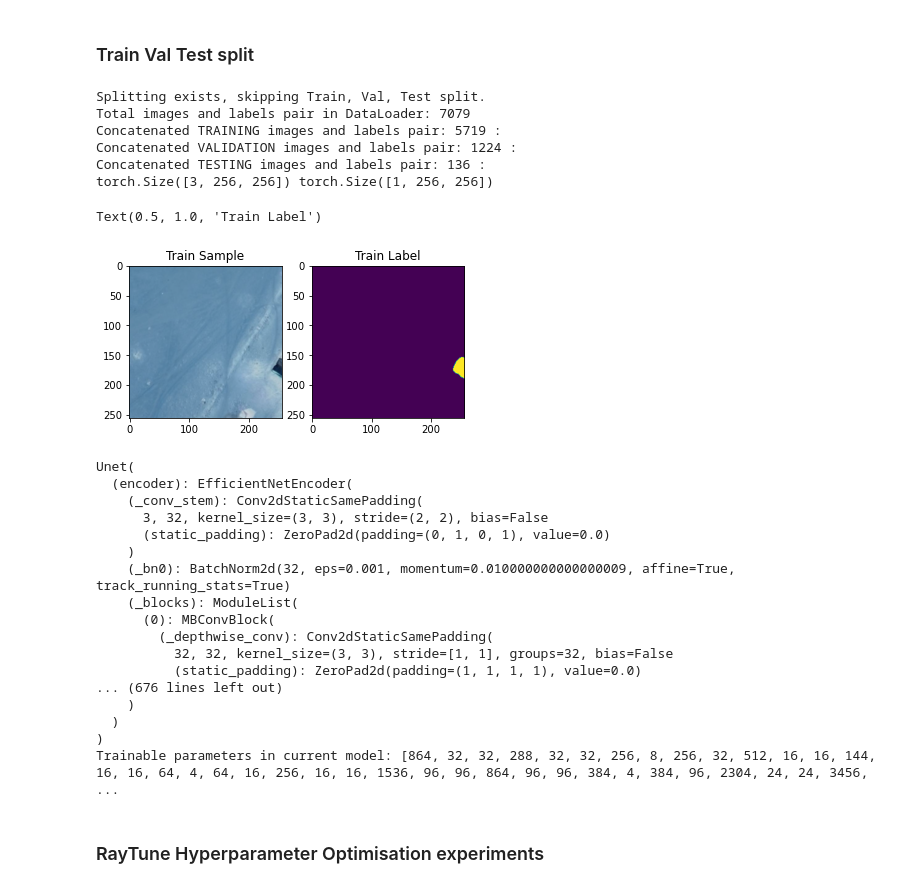
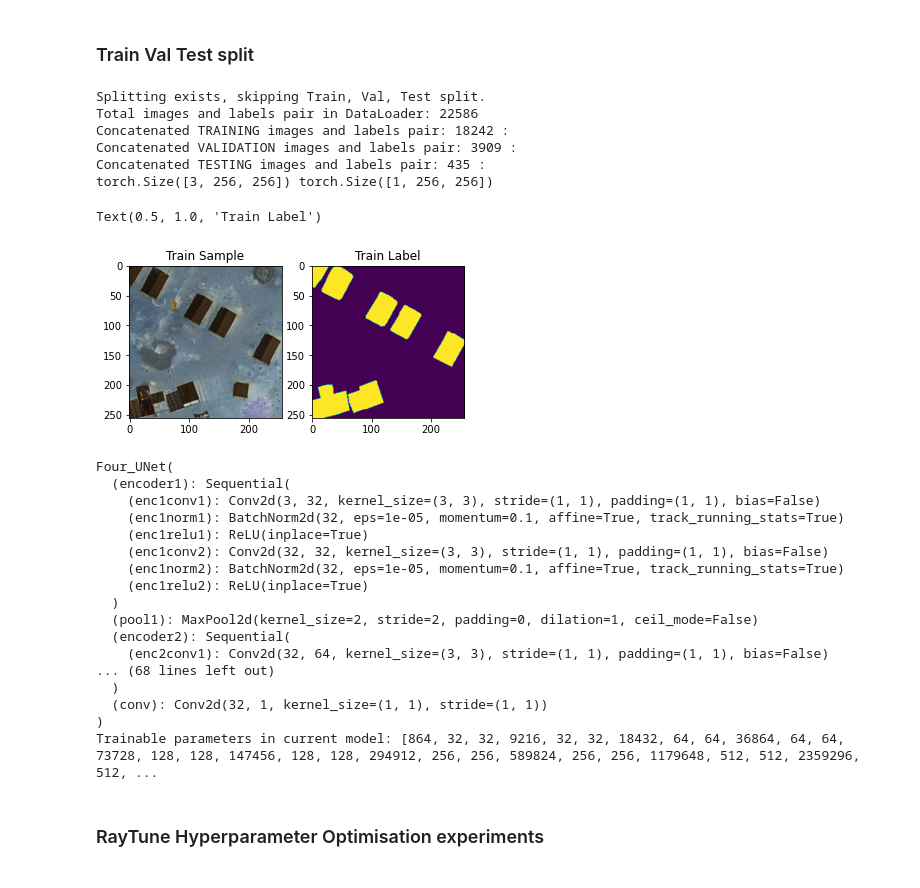
Before and after one commit to chrischank/HOTOSM_OAM_codeV2, a Jupyter notebook: Train_loop.ipynb, the cells around one changed output. Drawn from its saved outputs; the diff is of its cells as text; code cells hidden in the pictures.

```diff
--- a/Train_loop.ipynb
+++ b/Train_loop.ipynb
@@ -107,17 +107,17 @@ if os.path.exists(data_path) == True:
 
     for root, dirs, filename in os.walk(os.path.join(data_path, "Train", "IMG")):
         for f in filename:
-            if f.startswith("KBY15_IMG"):
+            #if f.startswith("KBY15_IMG"):
                 TrainIMG_ls.append(root + "/" + f)
 
     for root, dirs, filename in os.walk(os.path.join(data_path, "Val", "IMG")):
         for f in filename:
-            if f.startswith("KBY15_IMG"):
+            #if f.startswith("KBY15_IMG"):
                 ValIMG_ls.append(root + "/" + f)
 
     for root, dirs, filename in os.walk(os.path.join(data_path, "Test", "IMG")):
         for f in filename:
-            if f.startswith("KBY15_IMG"):
+            #if f.startswith("KBY15_IMG"):
                 TestIMG_ls.append(root + "/" + f)
 
 
@@ -258,38 +258,38 @@ Test = BuildingDataset(png_dir = TestIMG_ls,
 print("Total images and labels pair in DataLoader: {0}".format(len(Train.png_dir*7) + len(Val.png_dir*3) + len(Test.png_dir)))
 
 print("Concatenated TRAINING images and labels pair: {0} :".format(len(Train.png_dir*7)))
 #for x, y in zip(Train.png_dir, Train.lbl_dir):
 #    print(f"Image: {x}", f"Label: {y}")
 
 print("Concatenated VALIDATION images and labels pair: {0} :".format(len(Val.png_dir*3)))
 #for x, y in zip(Val.png_dir, Val.lbl_dir):
 #    print(f"Image: {x}", f"Label: {y}")
 
 print("Concatenated TESTING images and labels pair: {0} :".format(len(Test.png_dir)))
 #for x, y in zip(Test.png_dir, Test.lbl_dir):
 #    print(f"Image: {x}", f"Label: {y}")
 
 # plot a sample
 train_pair = random.choice(SOL_Train)
 print(train_pair[0].shape, train_pair[1].shape)
 
 fig = plt.figure()
 ax = fig.add_subplot(1, 2, 1)
 RGB = plt.imshow(train_pair[0].detach().cpu().numpy().transpose(1, 2, 0))
 ax.set_title('Train Sample')
 
 ax = fig.add_subplot(1, 2, 2)
 LBL = plt.imshow(train_pair[1].detach().cpu().numpy().transpose(1, 2, 0))
 ax.set_title('Train Label')
 # %% [output]
 Splitting exists, skipping Train, Val, Test split.
-Total images and labels pair in DataLoader: 7079
-Concatenated TRAINING images and labels pair: 5719 :
-Concatenated VALIDATION images and labels pair: 1224 :
-Concatenated TESTING images and labels pair: 136 :
+Total images and labels pair in DataLoader: 22586
+Concatenated TRAINING images and labels pair: 18242 :
+Concatenated VALIDATION images and labels pair: 3909 :
+Concatenated TESTING images and labels pair: 435 :
 torch.Size([3, 256, 256]) torch.Size([1, 256, 256])
 Text(0.5, 1.0, 'Train Label')
-[figure, old version]
+[figure, new version]
 # %%
 # Trimmed down version
 def rayHPO_loop(n_epochs, optimizer, model, xp_name,
@@ -442,9 +442,9 @@ def training_loop(n_epochs, optimizer, model, xp_name,
 #qubvel_weights = torch.load(qubvel_weights, map_location = device)
 #Net.load_state_dict(qubvel_weights["state_dict"])
 
-Net = smp.Unet(encoder_name = 'efficientnet-b1', encoder_depth = 4, encoder_weights = None, decoder_use_batchnorm = True, decoder_channels=(128, 64, 32, 16), decoder_attention_type = None, in_channels= 3 , classes = 1, activation = "sigmoid", aux_params = None)
+#Net = smp.Unet(encoder_name = 'efficientnet-b1', encoder_depth = 4, encoder_weights = None, decoder_use_batchnorm = True, decoder_channels=(128, 64, 32, 16), decoder_attention_type = None, in_channels= 3 , classes = 1, activation = "sigmoid", aux_params = None)
 
-#Net = Four_UNet()
+Net = Four_UNet()
 
 #Net = torch.hub.load('mateuszbuda/brain-segmentation-pytorch', 'unet', in_channels=3, out_channels=1, init_features=32, pretrained=True)
 
@@ -455,23 +455,23 @@ n_params = [p.numel() for p in Net.parameters() if p.requires_grad == True]
 print(Net)
 print('Trainable parameters in current model:', n_params)
 # %% [output]
-Unet(
-  (encoder): EfficientNetEncoder(
-    (_conv_stem): Conv2dStaticSamePadding(
-      3, 32, kernel_size=(3, 3), stride=(2, 2), bias=False
-      (static_padding): ZeroPad2d(padding=(0, 1, 0, 1), value=0.0)
-    )
-    (_bn0): BatchNorm2d(32, eps=0.001, momentum=0.010000000000000009, affine=True, track_running_stats=True)
-    (_blocks): ModuleList(
-      (0): MBConvBlock(
-        (_depthwise_conv): Conv2dStaticSamePadding(
-          32, 32, kernel_size=(3, 3), stride=[1, 1], groups=32, bias=False
-          (static_padding): ZeroPad2d(padding=(1, 1, 1, 1), value=0.0)
-... (676 lines left out)
-    )
+Four_UNet(
+  (encoder1): Sequential(
+    (enc1conv1): Conv2d(3, 32, kernel_size=(3, 3), stride=(1, 1), padding=(1, 1), bias=False)
+    (enc1norm1): BatchNorm2d(32, eps=1e-05, momentum=0.1, affine=True, track_running_stats=True)
+    (enc1relu1): ReLU(inplace=True)
+    (enc1conv2): Conv2d(32, 32, kernel_size=(3, 3), stride=(1, 1), padding=(1, 1), bias=False)
+    (enc1norm2): BatchNorm2d(32, eps=1e-05, momentum=0.1, affine=True, track_running_stats=True)
+    (enc1relu2): ReLU(inplace=True)
   )
+  (pool1): MaxPool2d(kernel_size=2, stride=2, padding=0, dilation=1, ceil_mode=False)
+  (encoder2): Sequential(
+    (enc2conv1): Conv2d(32, 64, kernel_size=(3, 3), stride=(1, 1), padding=(1, 1), bias=False)
+... (68 lines left out)
+  )
+  (conv): Conv2d(32, 1, kernel_size=(1, 1), stride=(1, 1))
 )
-Trainable parameters in current model: [864, 32, 32, 288, 32, 32, 256, 8, 256, 32, 512, 16, 16, 144, 16, 16, 64, 4, 64, 16, 256, 16, 16, 1536, 96, 96, 864, 96, 96, 384, 4, 384, 96, 2304, 24, 24, 3456, ...
+Trainable parameters in current model: [864, 32, 32, 9216, 32, 32, 18432, 64, 64, 36864, 64, 64, 73728, 128, 128, 147456, 128, 128, 294912, 256, 256, 589824, 256, 256, 1179648, 512, 512, 2359296, 512, ...
 # %% [markdown]
 ### RayTune Hyperparameter Optimisation experiments
 # %% [markdown]
```
Also changed, not shown: parts of 5 cells of this notebook, 8 other files.
